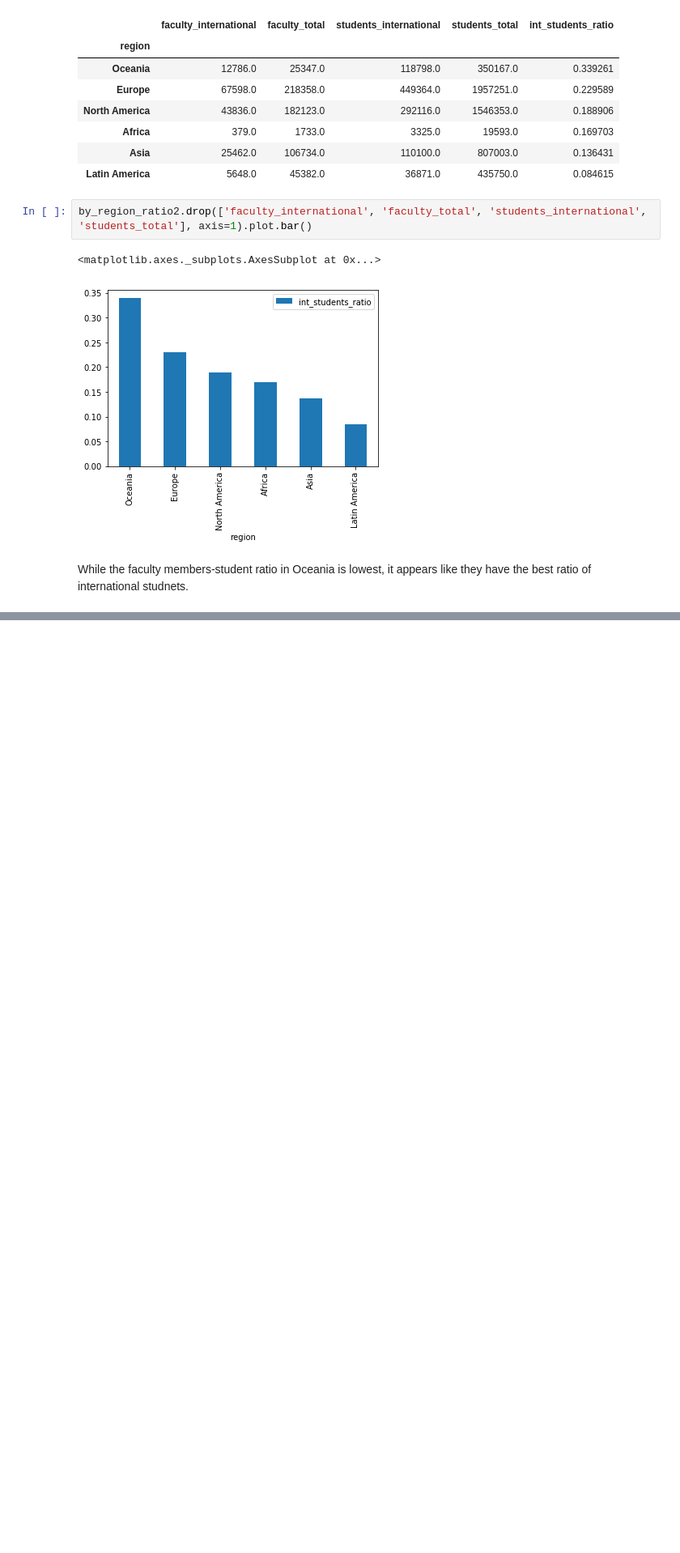
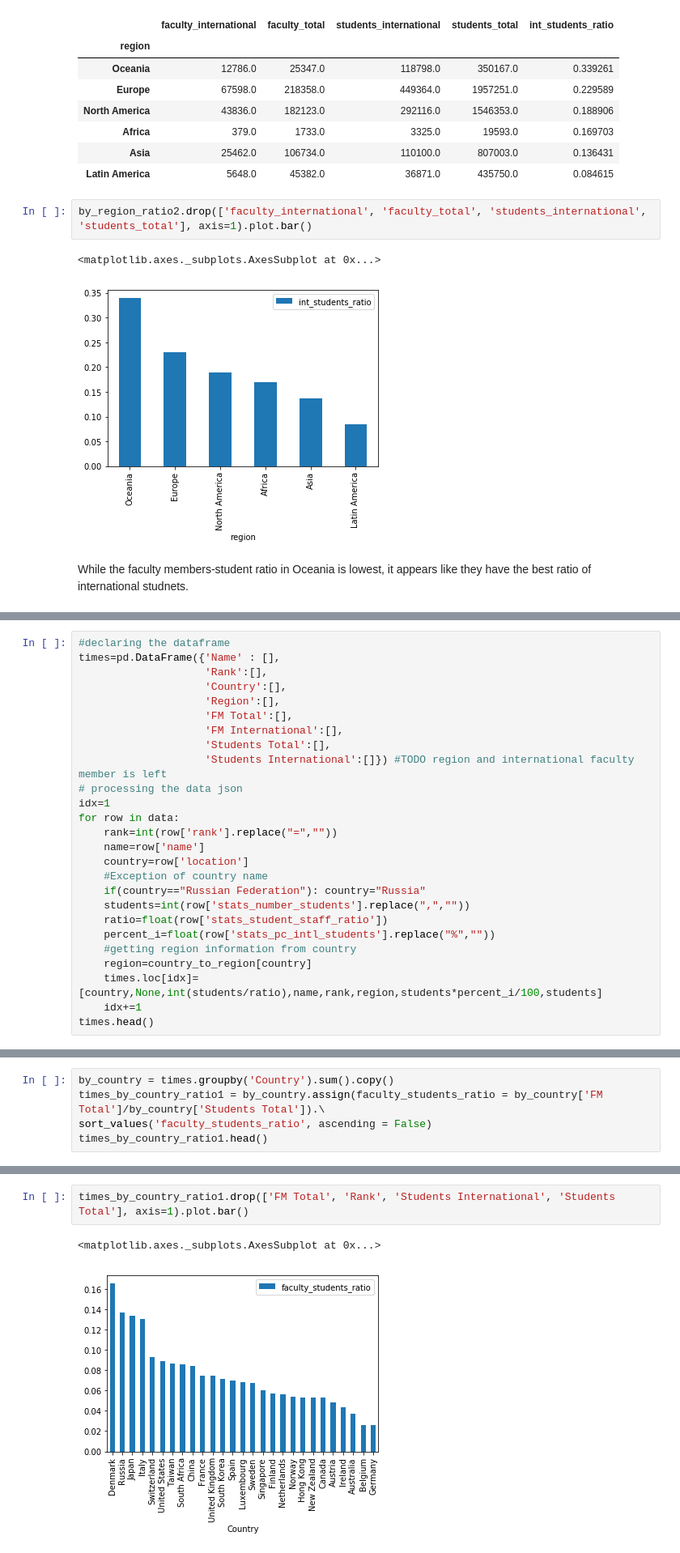
Before and after one commit to antonino-barbera/seanbi, a Jupyter notebook: HW2/Homework 2.ipynb, the cells around one changed output, grey strips where cells are left out. Shown at 81% size. Cells and saved outputs as stored; diff of their text form; blank space fills up the shorter version.

```diff
--- a/HW2/Homework 2.ipynb
+++ b/HW2/Homework 2.ipynb
@@ -214,0 +251,26 @@ While the faculty members-student ratio in Oceania is lowest, it appears like th
+# %%
+#declaring the dataframe
+times=pd.DataFrame({'Name' : [],
+                    'Rank':[],
+                    'Country':[],
+                    'Region':[],
+                    'FM Total':[],
+                    'FM International':[],
+                    'Students Total':[],
+                    'Students International':[]}) #TODO region and international faculty member is left
+# processing the data json
+idx=1
+for row in data:
+    rank=int(row['rank'].replace("=",""))
+    name=row['name']
+    country=row['location']
+    #Exception of country name
+    if(country=="Russian Federation"): country="Russia"
+    students=int(row['stats_number_students'].replace(",",""))
+    ratio=float(row['stats_student_staff_ratio'])
+    percent_i=float(row['stats_pc_intl_students'].replace("%",""))
+    #getting region information from country
+    region=country_to_region[country]
+    times.loc[idx]=[country,None,int(students/ratio),name,rank,region,students*percent_i/100,students]
+    idx+=1
+times.head()
@@ -214,0 +322,5 @@ While the faculty members-student ratio in Oceania is lowest, it appears like th
+# %%
+by_country = times.groupby('Country').sum().copy()
+times_by_country_ratio1 = by_country.assign(faculty_students_ratio = by_country['FM Total']/by_country['Students Total']).\
+sort_values('faculty_students_ratio', ascending = False)
+times_by_country_ratio1.head()
@@ -214,0 +335,5 @@ While the faculty members-student ratio in Oceania is lowest, it appears like th
+# %%
+times_by_country_ratio1.drop(['FM Total', 'Rank', 'Students International', 'Students Total'], axis=1).plot.bar()
+# %% [output]
+<matplotlib.axes._subplots.AxesSubplot at 0x...>
+[figure, added]
```
Also changed, not shown: parts of 19 cells of this notebook, 2 other files.
